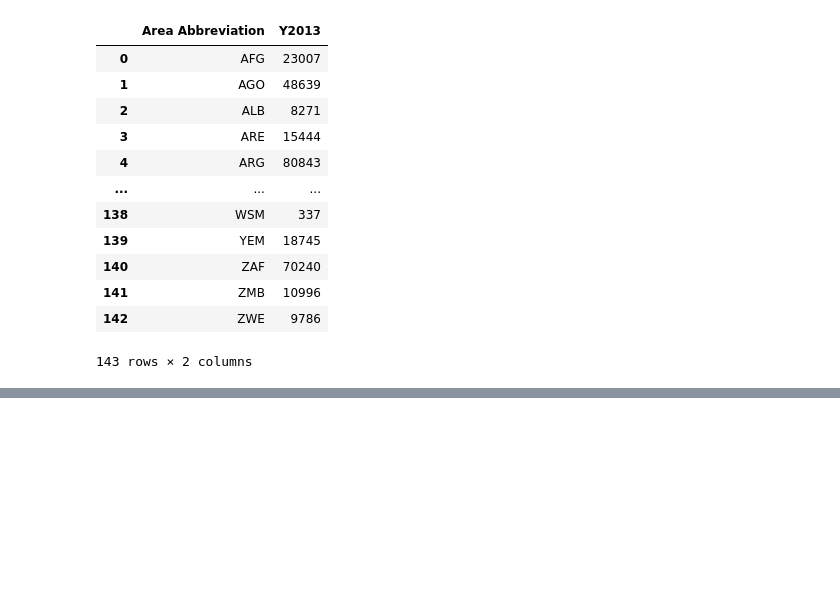
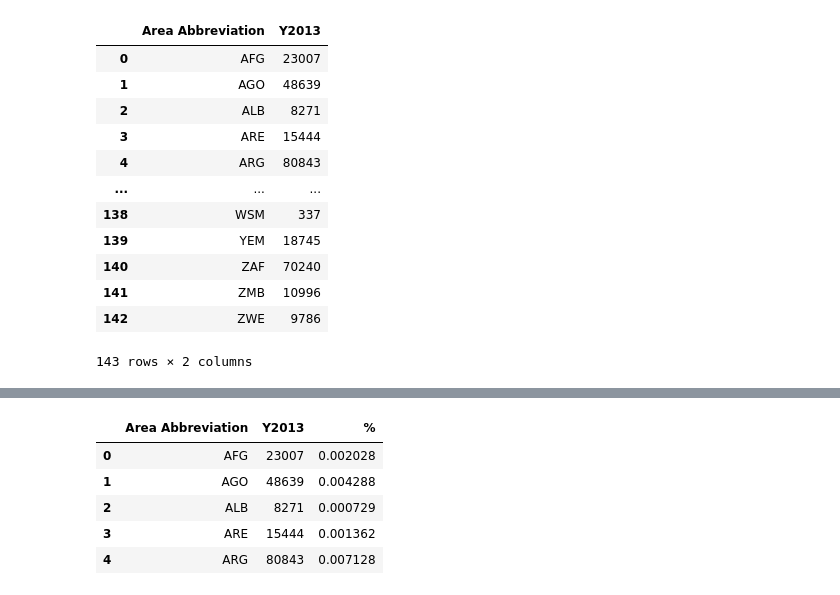
Before and after one commit to edgarp2017/global-food, a Jupyter notebook: Data Cleaning.ipynb, the cells around one changed output, grey strips where cells are left out. Drawn from its saved outputs; the diff is of its cells as text; code cells hidden in the pictures; blank space fills up the shorter version.

Commit message:
Adding new column to dataframe being used for vis

```diff
--- a/Data Cleaning.ipynb
+++ b/Data Cleaning.ipynb
@@ -93,3 +93,15 @@ fig.show()
 # %% [output]
 [interactive output not drawn]
 [interactive output not drawn]
+# %%
+total_food = new_df['Y2013'].sum()
+# %%
+new_df['%'] = new_df['Y2013'] / total_food
+new_df.head()
+# %% [output]
+|  | Area Abbreviation | Y2013 | % |
+| 0 | AFG | 23007 | 0.002028 |
+| 1 | AGO | 48639 | 0.004288 |
+| 2 | ALB | 8271 | 0.000729 |
+| 3 | ARE | 15444 | 0.001362 |
+| 4 | ARG | 80843 | 0.007128 |
```
